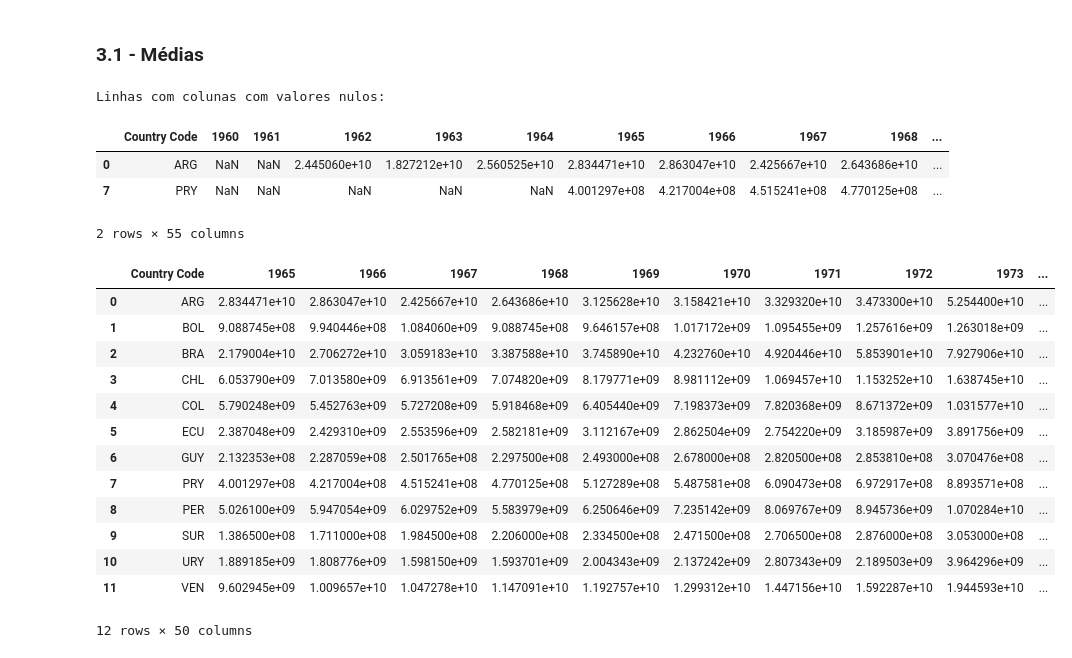
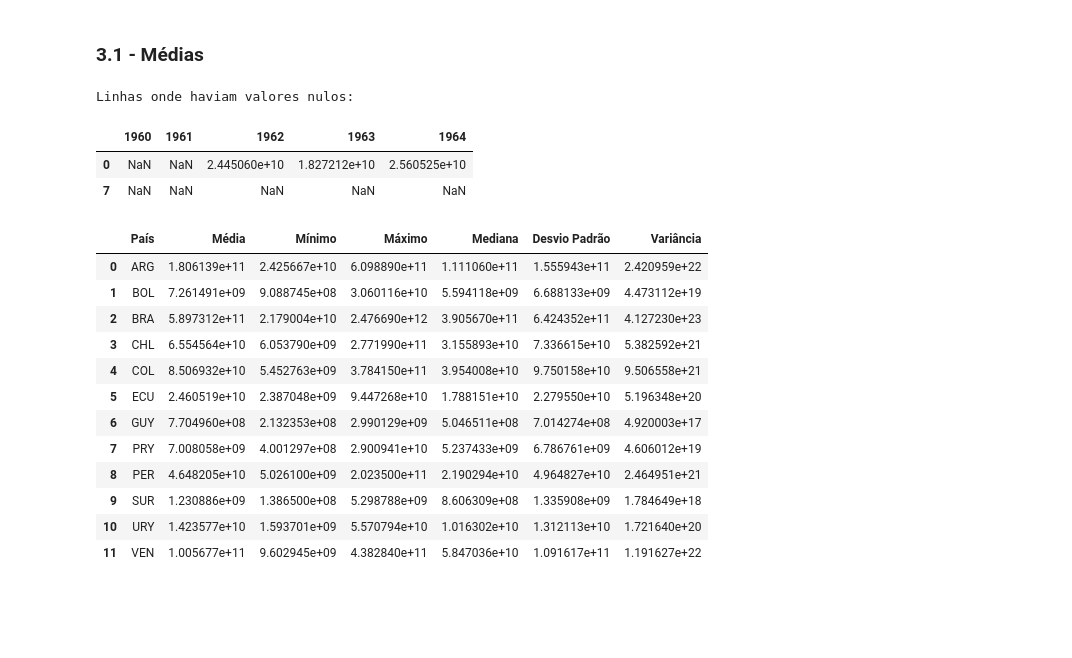
Before and after one commit to sganzerla/DPS852-Data-Science, a Jupyter notebook: T2-pre/EXERCICIO/exercicio.ipynb, the cells around one changed output. Drawn from its saved outputs; the diff is of its cells as text; code cells hidden in the pictures; blank space fills up the shorter version.

```diff
--- a/T2-pre/EXERCICIO/exercicio.ipynb
+++ b/T2-pre/EXERCICIO/exercicio.ipynb
@@ -112,54 +112,64 @@ See the caveats in the documentation: https://pandas.pydata.org/pandas-docs/stab
 # %%
 import pandas as pd
 
 caminho = './'
 nome_arquivo = 'paises_america_latina.csv'
 
 paises_america_latina = pd.read_csv(caminho + nome_arquivo, sep = ';', decimal = ',')
 
 def filtrar_ocorrencias_de_um_termo_em_coluna(dataframe, nome_coluna: str, termo_pesquisado: str):
     return dataframe[dataframe[nome_coluna].str.contains(termo_pesquisado)]
 
-def filtrar_ocorrencias_de_varios_termos_em_coluna(dataframe, nome_coluna: str, termos_pesquisados: list[str]):
-    return dataframe.loc[pd.Series(dataframe[nome_coluna].isin(termos_pesquisados))]
+def deletando_colunas_dataframe(dataframe, nome_coluna: list[str]):
+    return dataframe.drop(nome_coluna, axis = 1).reset_index(drop = True)
 
 nome_coluna = 'Indicator Name'
 filtro_buscado = 'GDP \(Current USD\)'
 
 # filtrando apenas o indicador de gdp dos paises latino-americanos
 paises_america_latina  = filtrar_ocorrencias_de_um_termo_em_coluna(paises_america_latina, nome_coluna, filtro_buscado)
 
-# deltando colunas Indicator Name e indicator code
-paises_america_latina = paises_america_latina.drop(['Indicator Code', 'Indicator Name'], axis = 1).reset_index(drop = True)
+# deletando colunas Indicator Name e indicator code
+paises_america_latina = deletando_colunas_dataframe(paises_america_latina, ['Indicator Code', 'Indicator Name'])
 
 # separando linhas onde há colunas com valores nulos
-linhas_na = paises_america_latina[paises_america_latina.isna().any(axis = 1)]
+colunas_na = paises_america_latina[paises_america_latina.isna().any(axis = 1)].loc[:, paises_america_latina.isna().any(axis = 0)]
 
-print("Linhas com colunas com valores nulos: ")
-display(linhas_na)
-
+print("Linhas onde haviam valores nulos: ")
+display(colunas_na)
 
 # apago colunas onde há um
 paises_america_latina.dropna(axis = 1, inplace = True)
 
-display(paises_america_latina)
+# separando sigla dos países
+sigla = paises_america_latina['Country Code']
+anos = deletando_colunas_dataframe(paises_america_latina, ['Country Code'])
+
+mean = paises_america_latina.mean(axis = 1)
+min = paises_america_latina.min(axis = 1)
+max = paises_america_latina.max(axis = 1)
+median = paises_america_latina.median(axis = 1)
+std = paises_america_latina.std(axis = 1)
+var = paises_america_latina.var(axis = 1)
+
+resultado = pd.DataFrame({'País': sigla, 'Média': mean, 'Mínimo': min, 'Máximo': max, 'Mediana': median, 'Desvio Padrão': std, 'Variância': var})
+
+display(resultado)
 # %% [output]
-Linhas com colunas com valores nulos:
+Linhas onde haviam valores nulos:
-|  | Country Code | 1960 | 1961 | 1962 | 1963 | 1964 | 1965 | 1966 | 1967 | 1968 | ... |
-| 0 | ARG | NaN | NaN | 2.445060e+10 | 1.827212e+10 | 2.560525e+10 | 2.834471e+10 | 2.863047e+10 | 2.425667e+10 | 2.643686e+10 | ... |
-| 7 | PRY | NaN | NaN | NaN | NaN | NaN | 4.001297e+08 | 4.217004e+08 | 4.515241e+08 | 4.770125e+08 | ... |
+|  | 1960 | 1961 | 1962 | 1963 | 1964 |
+| 0 | NaN | NaN | 2.445060e+10 | 1.827212e+10 | 2.560525e+10 |
+| 7 | NaN | NaN | NaN | NaN | NaN |
-2 rows × 55 columns
-|  | Country Code | 1965 | 1966 | 1967 | 1968 | 1969 | 1970 | 1971 | 1972 | 1973 | ... |
-| 0 | ARG | 2.834471e+10 | 2.863047e+10 | 2.425667e+10 | 2.643686e+10 | 3.125628e+10 | 3.158421e+10 | 3.329320e+10 | 3.473300e+10 | 5.254400e+10 | ... |
-| 1 | BOL | 9.088745e+08 | 9.940446e+08 | 1.084060e+09 | 9.088745e+08 | 9.646157e+08 | 1.017172e+09 | 1.095455e+09 | 1.257616e+09 | 1.263018e+09 | ... |
-| 2 | BRA | 2.179004e+10 | 2.706272e+10 | 3.059183e+10 | 3.387588e+10 | 3.745890e+10 | 4.232760e+10 | 4.920446e+10 | 5.853901e+10 | 7.927906e+10 | ... |
-| 3 | CHL | 6.053790e+09 | 7.013580e+09 | 6.913561e+09 | 7.074820e+09 | 8.179771e+09 | 8.981112e+09 | 1.069457e+10 | 1.153252e+10 | 1.638745e+10 | ... |
-| 4 | COL | 5.790248e+09 | 5.452763e+09 | 5.727208e+09 | 5.918468e+09 | 6.405440e+09 | 7.198373e+09 | 7.820368e+09 | 8.671372e+09 | 1.031577e+10 | ... |
-| 5 | ECU | 2.387048e+09 | 2.429310e+09 | 2.553596e+09 | 2.582181e+09 | 3.112167e+09 | 2.862504e+09 | 2.754220e+09 | 3.185987e+09 | 3.891756e+09 | ... |
-| 6 | GUY | 2.132353e+08 | 2.287059e+08 | 2.501765e+08 | 2.297500e+08 | 2.493000e+08 | 2.678000e+08 | 2.820500e+08 | 2.853810e+08 | 3.070476e+08 | ... |
-| 7 | PRY | 4.001297e+08 | 4.217004e+08 | 4.515241e+08 | 4.770125e+08 | 5.127289e+08 | 5.487581e+08 | 6.090473e+08 | 6.972917e+08 | 8.893571e+08 | ... |
-| 8 | PER | 5.026100e+09 | 5.947054e+09 | 6.029752e+09 | 5.583979e+09 | 6.250646e+09 | 7.235142e+09 | 8.069767e+09 | 8.945736e+09 | 1.070284e+10 | ... |
-| 9 | SUR | 1.386500e+08 | 1.711000e+08 | 1.984500e+08 | 2.206000e+08 | 2.334500e+08 | 2.471500e+08 | 2.706500e+08 | 2.876000e+08 | 3.053000e+08 | ... |
-| 10 | URY | 1.889185e+09 | 1.808776e+09 | 1.598150e+09 | 1.593701e+09 | 2.004343e+09 | 2.137242e+09 | 2.807343e+09 | 2.189503e+09 | 3.964296e+09 | ... |
-| 11 | VEN | 9.602945e+09 | 1.009657e+10 | 1.047278e+10 | 1.147091e+10 | 1.192757e+10 | 1.299312e+10 | 1.447156e+10 | 1.592287e+10 | 1.944593e+10 | ... |
+|  | País | Média | Mínimo | Máximo | Mediana | Desvio Padrão | Variância |
+| 0 | ARG | 1.806139e+11 | 2.425667e+10 | 6.098890e+11 | 1.111060e+11 | 1.555943e+11 | 2.420959e+22 |
+| 1 | BOL | 7.261491e+09 | 9.088745e+08 | 3.060116e+10 | 5.594118e+09 | 6.688133e+09 | 4.473112e+19 |
+| 2 | BRA | 5.897312e+11 | 2.179004e+10 | 2.476690e+12 | 3.905670e+11 | 6.424352e+11 | 4.127230e+23 |
+| 3 | CHL | 6.554564e+10 | 6.053790e+09 | 2.771990e+11 | 3.155893e+10 | 7.336615e+10 | 5.382592e+21 |
+| 4 | COL | 8.506932e+10 | 5.452763e+09 | 3.784150e+11 | 3.954008e+10 | 9.750158e+10 | 9.506558e+21 |
+| 5 | ECU | 2.460519e+10 | 2.387048e+09 | 9.447268e+10 | 1.788151e+10 | 2.279550e+10 | 5.196348e+20 |
+| 6 | GUY | 7.704960e+08 | 2.132353e+08 | 2.990129e+09 | 5.046511e+08 | 7.014274e+08 | 4.920003e+17 |
+| 7 | PRY | 7.008058e+09 | 4.001297e+08 | 2.900941e+10 | 5.237433e+09 | 6.786761e+09 | 4.606012e+19 |
+| 8 | PER | 4.648205e+10 | 5.026100e+09 | 2.023500e+11 | 2.190294e+10 | 4.964827e+10 | 2.464951e+21 |
+| 9 | SUR | 1.230886e+09 | 1.386500e+08 | 5.298788e+09 | 8.606309e+08 | 1.335908e+09 | 1.784649e+18 |
+| 10 | URY | 1.423577e+10 | 1.593701e+09 | 5.570794e+10 | 1.016302e+10 | 1.312113e+10 | 1.721640e+20 |
+| 11 | VEN | 1.005677e+11 | 9.602945e+09 | 4.382840e+11 | 5.847036e+10 | 1.091617e+11 | 1.191627e+22 |
-12 rows × 50 columns
```
